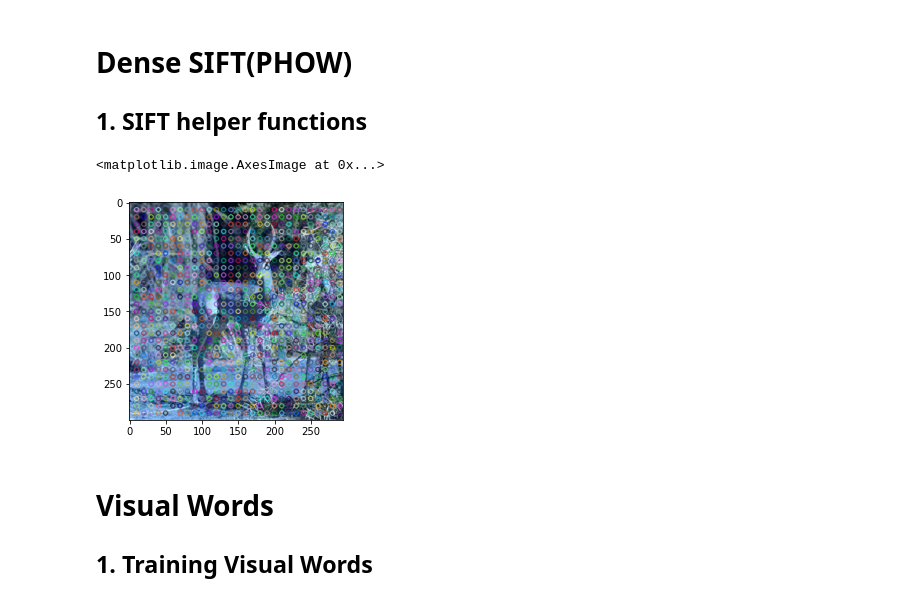
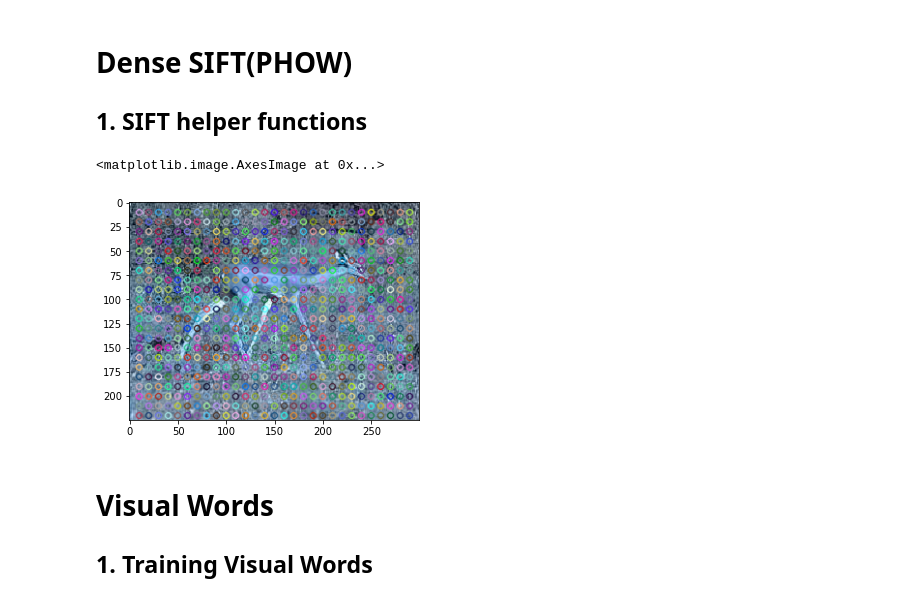
Before and after one commit to gajagajago/computer-vision, a Jupyter notebook: hw5/classifiers.ipynb, the cells around one changed output. Saved outputs shown, nothing was run; the diff lists cells and outputs as text; code cells hidden in the pictures.

```diff
--- a/hw5/classifiers.ipynb
+++ b/hw5/classifiers.ipynb
@@ -88,35 +88,35 @@ sift = cv2.xfeatures2d.SIFT_create()
 
 # Resize a image if it's too large
 def standarizeImage(img):
     rows, cols = img.shape
     if cols > 480:
         img = cv2.resize(img, (480, int(rows*480/cols)))
     return img
 
 # Dense SIFT(Extract SIFT descriptor in grid points over an image)
 def denseSIFT(img, step = 10, size = 7):
     rows, cols = img.shape[:2]
     kp = []
     for x in range(step,cols,step):
         for y in range(step,rows,step):
             kp.append(cv2.KeyPoint(x, y, size))
     kp, des = sift.compute(img, kp)
     return kp, des
 
 # Load an image + Resize if large + Dense SIFT
 def denseSIFT2(img_fpath, step = 10):
     img = cv2.imread(img_fpath, cv2.IMREAD_GRAYSCALE)
     img = standarizeImage(img)
     return denseSIFT(img, step)
 
 # Dense SIFT
-tmp_im = cv2.cvtColor(cv2.imread(train_image_ll[0][0]), cv2.COLOR_BGR2RGB)
+tmp_im = cv2.cvtColor(cv2.imread(test_image_ll[0][0]), cv2.COLOR_BGR2RGB)
 kp, des = denseSIFT(tmp_im)
 im_sift = cv2.drawKeypoints(tmp_im, kp, None)
 plt.imshow(cv2.cvtColor(im_sift, cv2.COLOR_BGR2RGB))
 # %% [output]
 <matplotlib.image.AxesImage at 0x...>
-[figure, old version]
+[figure, new version]
 # %% [markdown]
 # Visual Words
 
```
Also changed, not shown: parts of 5 cells of this notebook.
